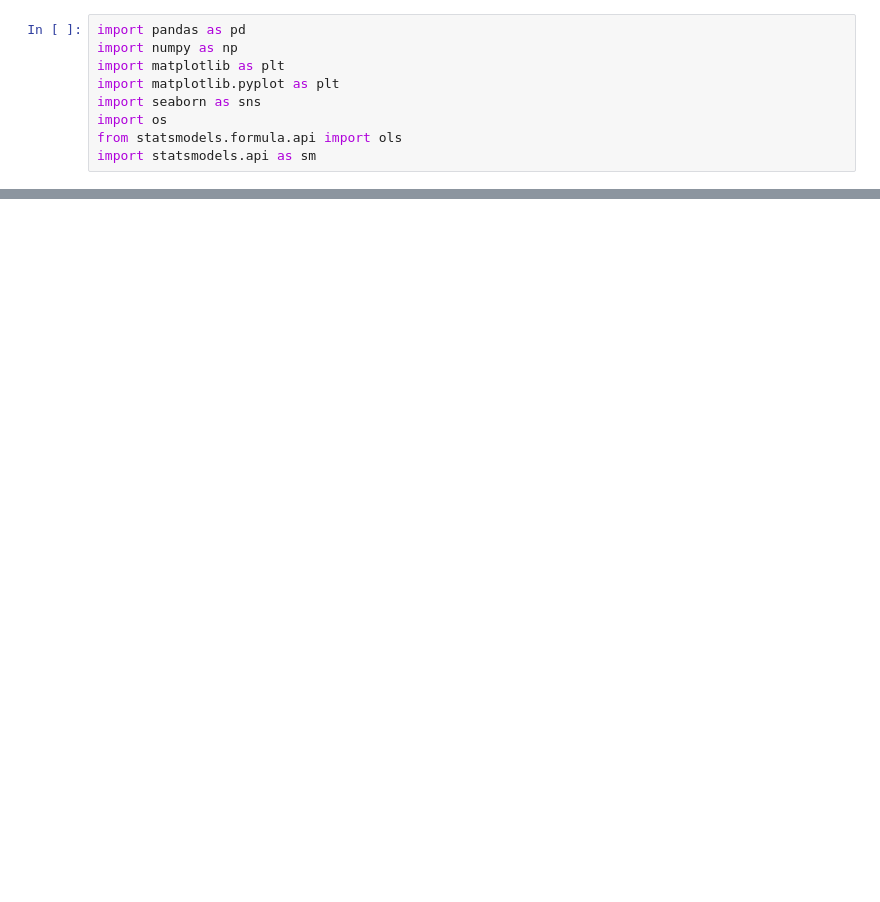
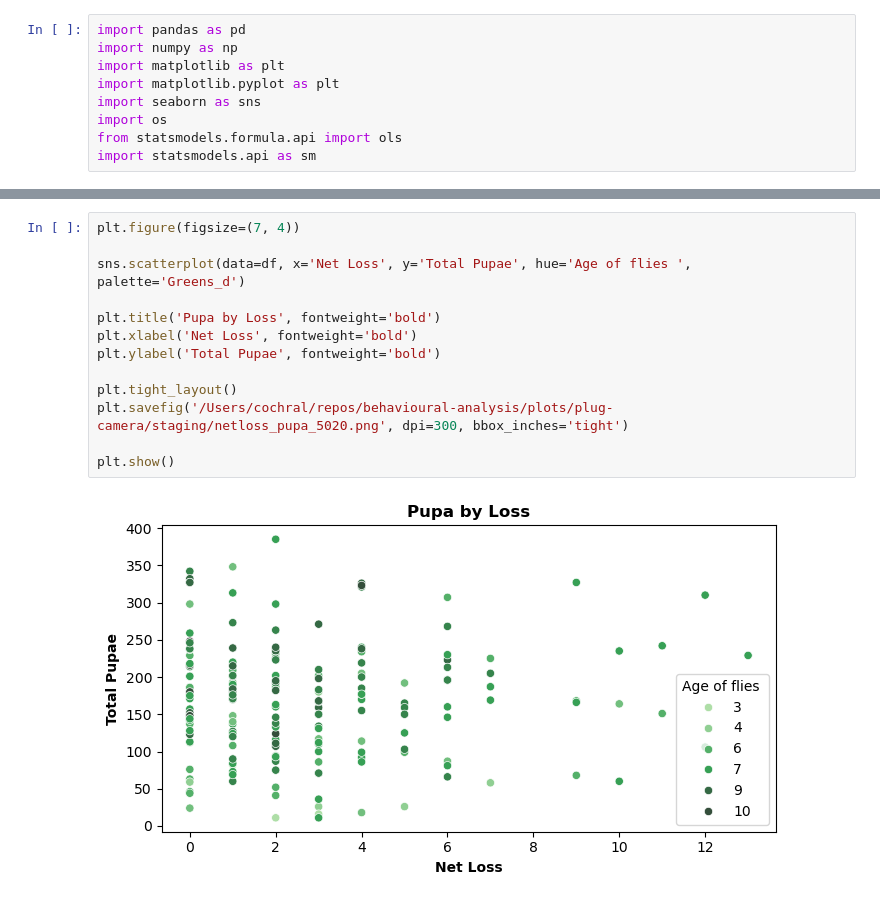
Before and after one commit to lenacochrane/behavioural-analysis, a Jupyter notebook: scripts/plug-camera/staging-parameters/pooled-5h-4h-3h.ipynb, the cells around one changed output, grey strips where cells are left out. Saved outputs shown, nothing was run; the diff lists cells and outputs as text; blank space fills up the shorter version.

```diff
--- a/scripts/plug-camera/staging-parameters/pooled-5h-4h-3h.ipynb
+++ b/scripts/plug-camera/staging-parameters/pooled-5h-4h-3h.ipynb
@@ -137,3 +159,18 @@ plt.savefig('/Volumes/lab-windingm/home/users/cochral/plug_camera/staging/analys
 plt.show()
 # %% [output]
 [figure]
+# %%
+plt.figure(figsize=(7, 4))
+
+sns.scatterplot(data=df, x='Net Loss', y='Total Pupae', hue='Age of flies ', palette='Greens_d')
+
+plt.title('Pupa by Loss', fontweight='bold')
+plt.xlabel('Net Loss', fontweight='bold')
+plt.ylabel('Total Pupae', fontweight='bold')
+
+plt.tight_layout()
+plt.savefig('/Users/cochral/repos/behavioural-analysis/plots/plug-camera/staging/netloss_pupa_5020.png', dpi=300, bbox_inches='tight')
+
+plt.show()
+# %% [output]
+[figure, added]
```
Also changed, not shown: parts of 8 cells of this notebook.
